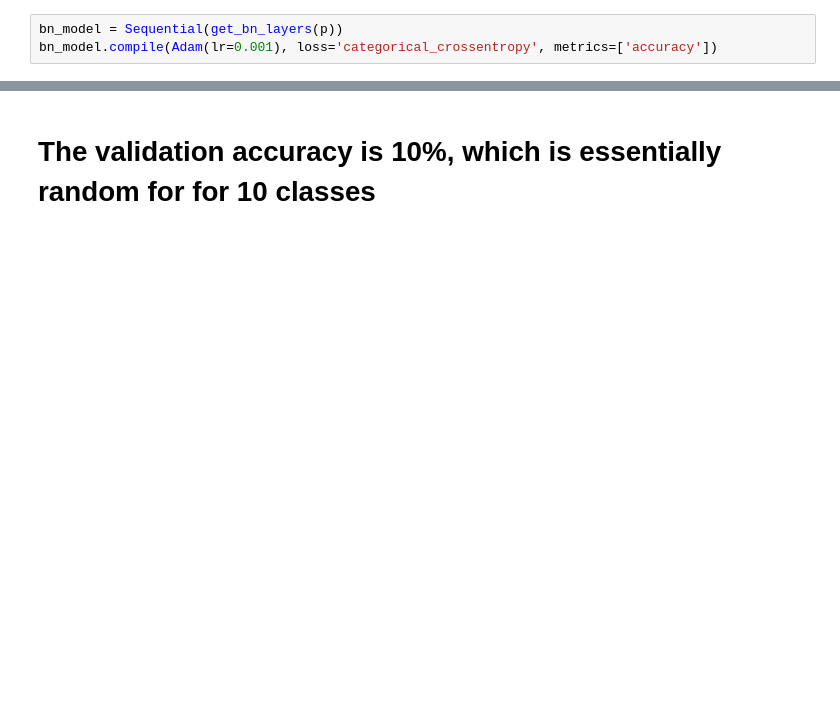
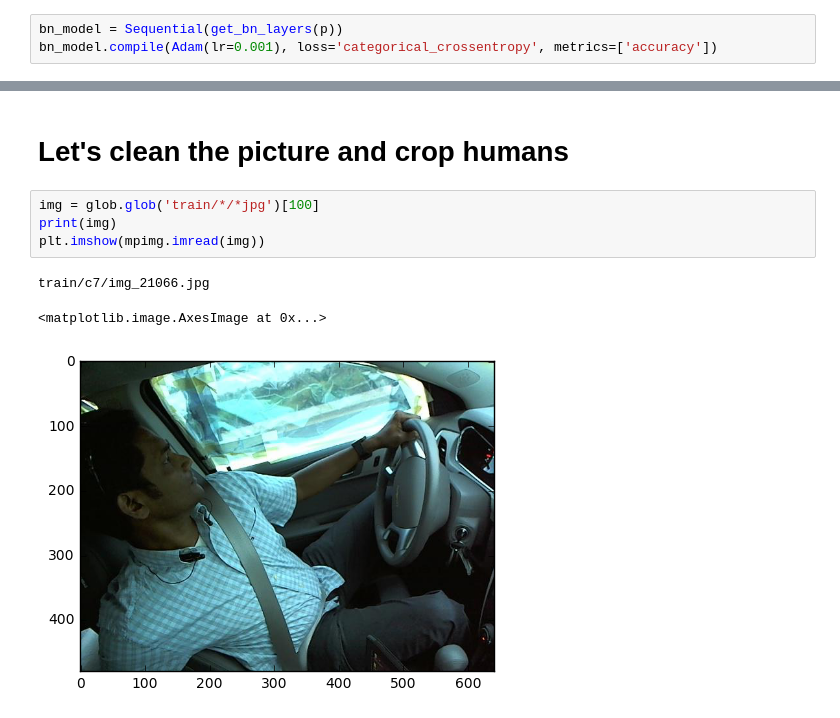
Before and after one commit to philippbayer/machine_learning_notebooks, a Jupyter notebook: Statefarm.ipynb, the cells around one changed output, grey strips where cells are left out. Cells and saved outputs as stored; diff of their text form; blank space fills up the shorter version.

```diff
--- a/Statefarm.ipynb
+++ b/Statefarm.ipynb
@@ -237,3 +210,11 @@ Epoch 7/7
 <keras.callbacks.History at 0x...>
-# %% [markdown]
-# The validation accuracy is 10%, which is essentially random for for 10 classes
+# %% [markdown]
+# Let's clean the picture and crop humans
+# %%
+img = glob.glob('train/*/*jpg')[100]
+print(img)
+plt.imshow(mpimg.imread(img))
+# %% [output]
+train/c7/img_21066.jpg
+<matplotlib.image.AxesImage at 0x...>
+[figure, added]
```
Also changed, not shown: parts of 42 cells of this notebook.
